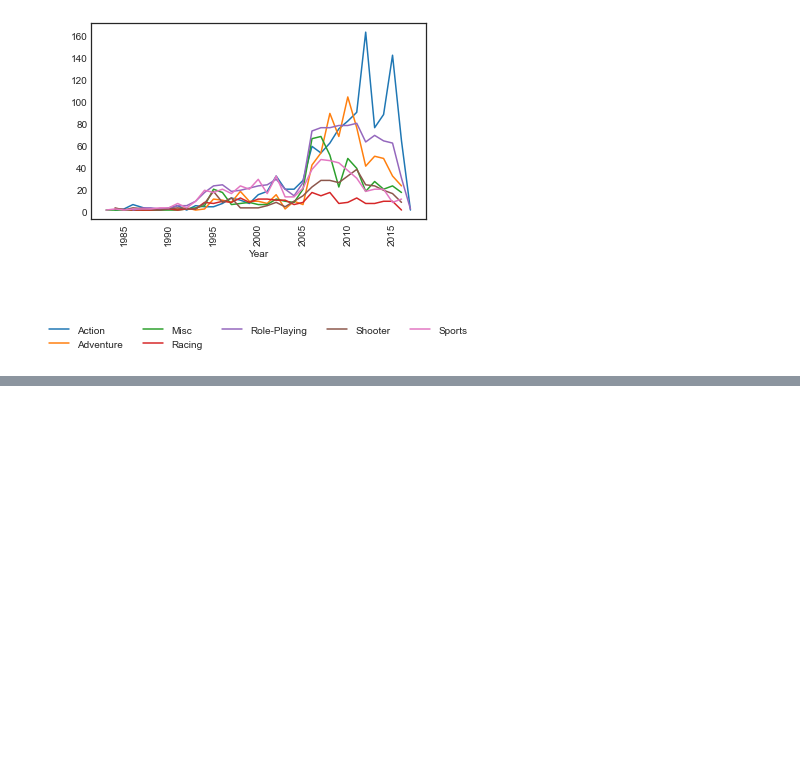
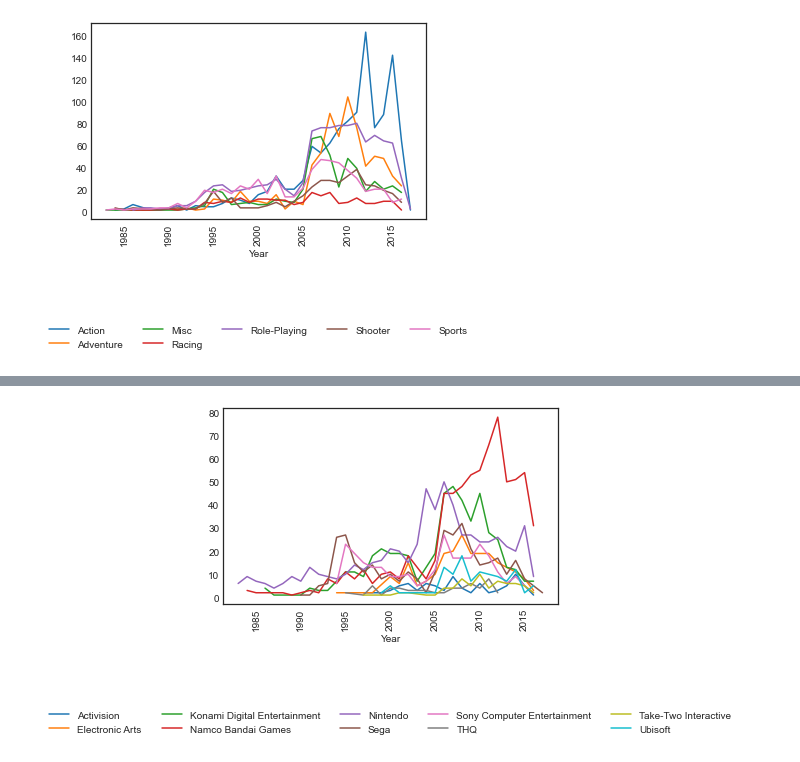
Before and after one commit to chiaracapuano/vgsales, a Jupyter notebook: Capuano_Chiara_vgsales.ipynb, the cells around one changed output, grey strips where cells are left out. Drawn from its saved outputs; the diff is of its cells as text; code cells hidden in the pictures; blank space fills up the shorter version.

```diff
--- a/Capuano_Chiara_vgsales.ipynb
+++ b/Capuano_Chiara_vgsales.ipynb
@@ -171,0 +206,5 @@ plot_trends(JP, 'Genre', 'Year', lst = lst_genre)
+# %%
+JP = df_transform(vgsales_JP, 'Publisher', 'Year')
+plot_trends(JP, 'Publisher', 'Year', lst = lst_publisher)
+# %% [output]
+[figure, added]
```
Also changed, not shown: parts of 5 cells of this notebook.
